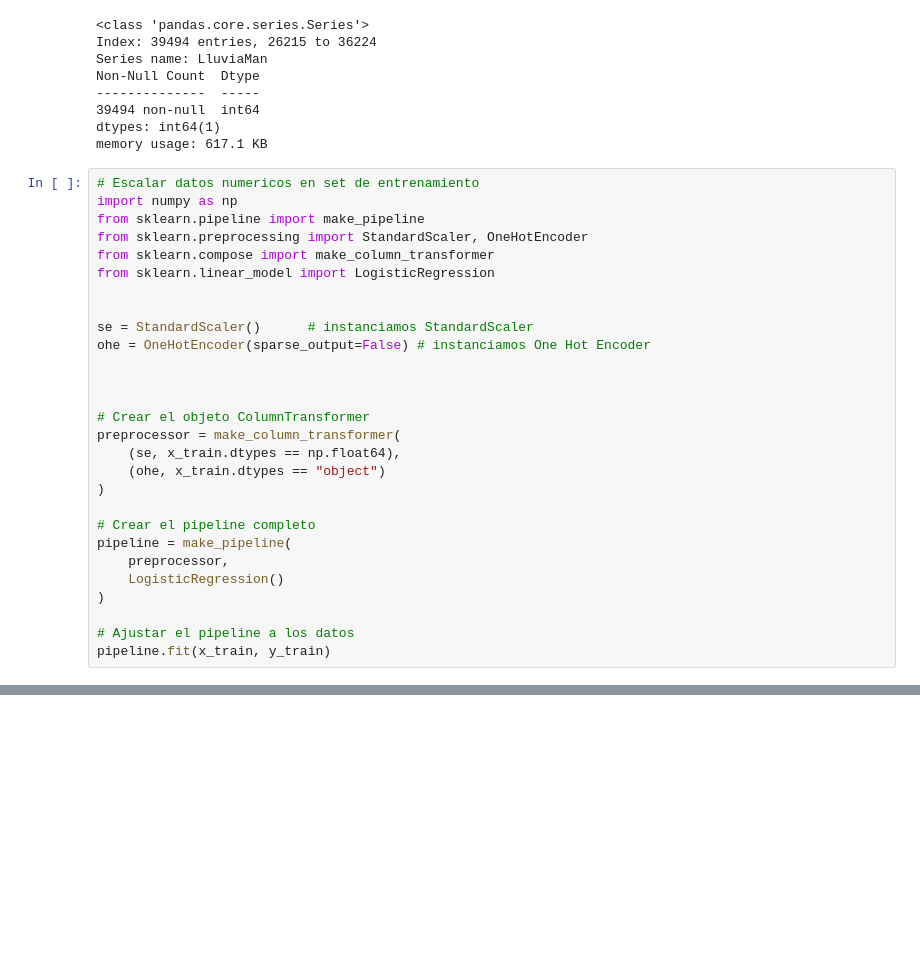
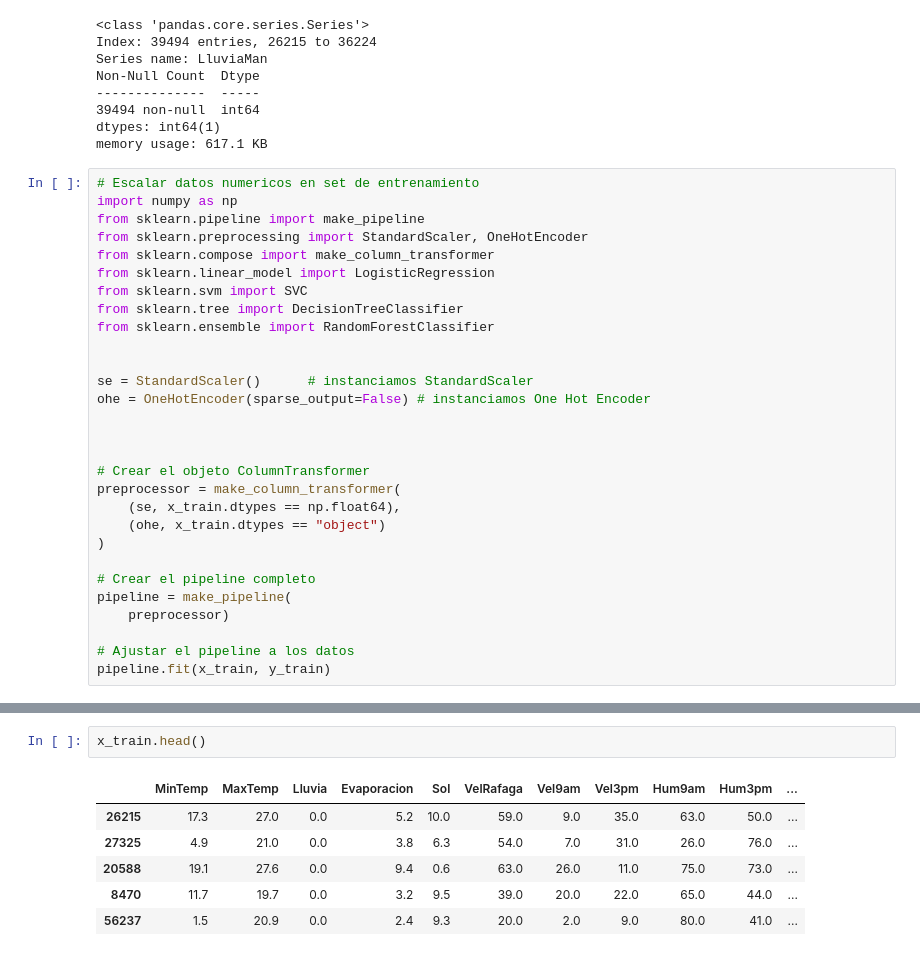
Before and after one commit to davidlealo/diplomadodatascienceuc2023, a Jupyter notebook: segundo_taller/segundo_taller_v1.ipynb, the cells around one changed output, grey strips where cells are left out. Cells and saved outputs as stored; diff of their text form; blank space fills up the shorter version.

```diff
--- a/segundo_taller/segundo_taller_v1.ipynb
+++ b/segundo_taller/segundo_taller_v1.ipynb
@@ -233,6 +233,9 @@ from sklearn.pipeline import make_pipeline
 from sklearn.preprocessing import StandardScaler, OneHotEncoder
 from sklearn.compose import make_column_transformer
 from sklearn.linear_model import LogisticRegression
+from sklearn.svm import SVC
+from sklearn.tree import DecisionTreeClassifier
+from sklearn.ensemble import RandomForestClassifier
 
 
 se = StandardScaler()      # instanciamos StandardScaler
@@ -248,9 +251,7 @@ preprocessor = make_column_transformer(
 
 # Crear el pipeline completo
 pipeline = make_pipeline(
-    preprocessor,
-    LogisticRegression()
-)
+    preprocessor)
 
 # Ajustar el pipeline a los datos
 pipeline.fit(x_train, y_train)
@@ -281,0 +283,9 @@ dtype: bool)])),
+# %%
+x_train.head()
+# %% [output]
+|  | MinTemp | MaxTemp | Lluvia | Evaporacion | Sol | VelRafaga | Vel9am | Vel3pm | Hum9am | Hum3pm | ... |
+| 26215 | 17.3 | 27.0 | 0.0 | 5.2 | 10.0 | 59.0 | 9.0 | 35.0 | 63.0 | 50.0 | ... |
+| 27325 | 4.9 | 21.0 | 0.0 | 3.8 | 6.3 | 54.0 | 7.0 | 31.0 | 26.0 | 76.0 | ... |
+| 20588 | 19.1 | 27.6 | 0.0 | 9.4 | 0.6 | 63.0 | 26.0 | 11.0 | 75.0 | 73.0 | ... |
+| 8470 | 11.7 | 19.7 | 0.0 | 3.2 | 9.5 | 39.0 | 20.0 | 22.0 | 65.0 | 44.0 | ... |
+| 56237 | 1.5 | 20.9 | 0.0 | 2.4 | 9.3 | 20.0 | 2.0 | 9.0 | 80.0 | 41.0 | ... |
```
Also changed, not shown: parts of 4 cells of this notebook.
